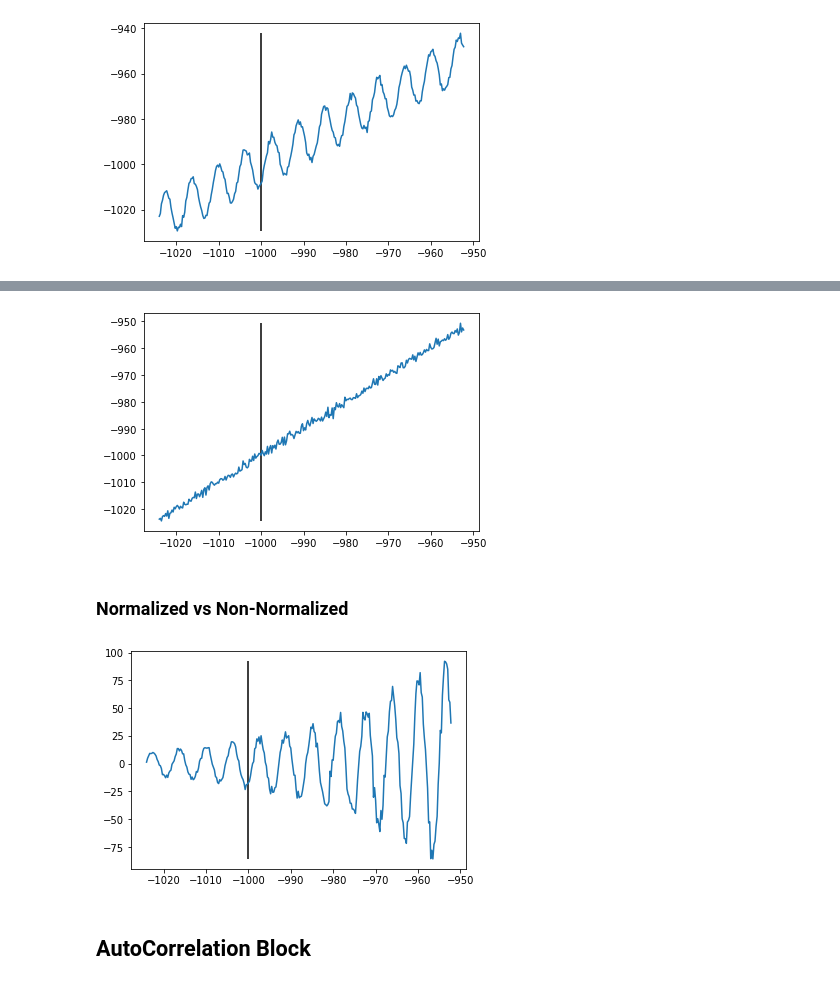
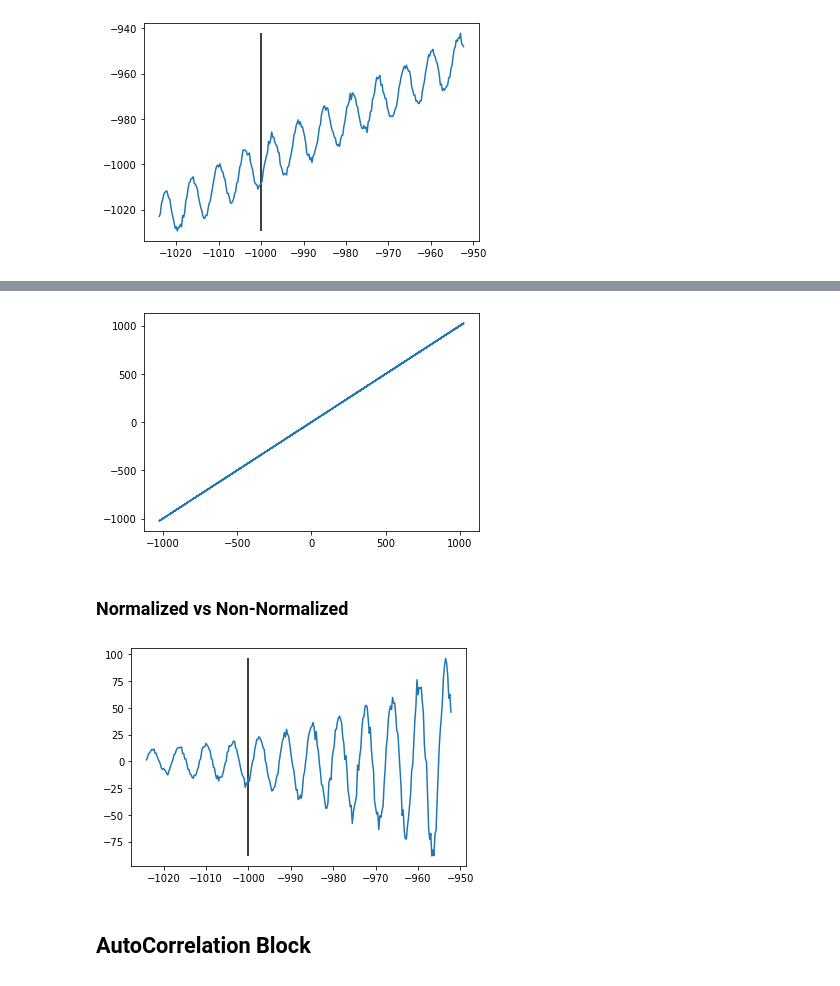
Before and after one commit to yongyi-wu/lstf, a Jupyter notebook: scripts/synth.ipynb, the cells around one changed output, grey strips where cells are left out. Saved outputs shown, nothing was run; the diff lists cells and outputs as text; code cells hidden in the pictures.

```diff
--- a/scripts/synth.ipynb
+++ b/scripts/synth.ipynb
@@ -42,26 +69,25 @@ plt.show()
 # %%
 x = t + np.random.normal(size=t.shape)
-# np.save(os.path.join(DATADIR, 'x.npy'), x.reshape(-1, 1))
+np.save(os.path.join(DATADIR, 'x.npy'), x.reshape(-1, 1))
 
-x_plt = x[:LEN_ENC + LEN_PRED]
-plt.plot(t[:LEN_ENC + LEN_PRED], x_plt)
-plt.vlines(t[LEN_ENC], ymin=min(x_plt), ymax=max(x_plt))
+x_plt = x
+plt.plot(t, x_plt)
 plt.show()
 # %% [output]
-[figure, old version]
+[figure, new version]
 # %% [markdown]
 ### Normalized vs Non-Normalized
 # %%
 a = np.tile(np.exp(np.linspace(0, 4, 512)), len(t) // 512)
 x = a * (10 * np.sin(t) + np.random.normal(size=t.shape))
-# np.save(os.path.join(DATADIR, 'xsinx.npy'), x.reshape(-1, 1))
+np.save(os.path.join(DATADIR, 'xsinx.npy'), x.reshape(-1, 1))
 
 x_plt = x[:LEN_ENC + LEN_PRED]
 plt.plot(t[:LEN_ENC + LEN_PRED], x_plt)
 plt.vlines(t[LEN_ENC], ymin=min(x_plt), ymax=max(x_plt))
 plt.show()
 # %% [output]
-[figure, old version]
+[figure, new version]
 # %% [markdown]
 ## AutoCorrelation Block
 # %% [markdown]
```
Also changed, not shown: parts of 7 cells of this notebook, 4 other files.
